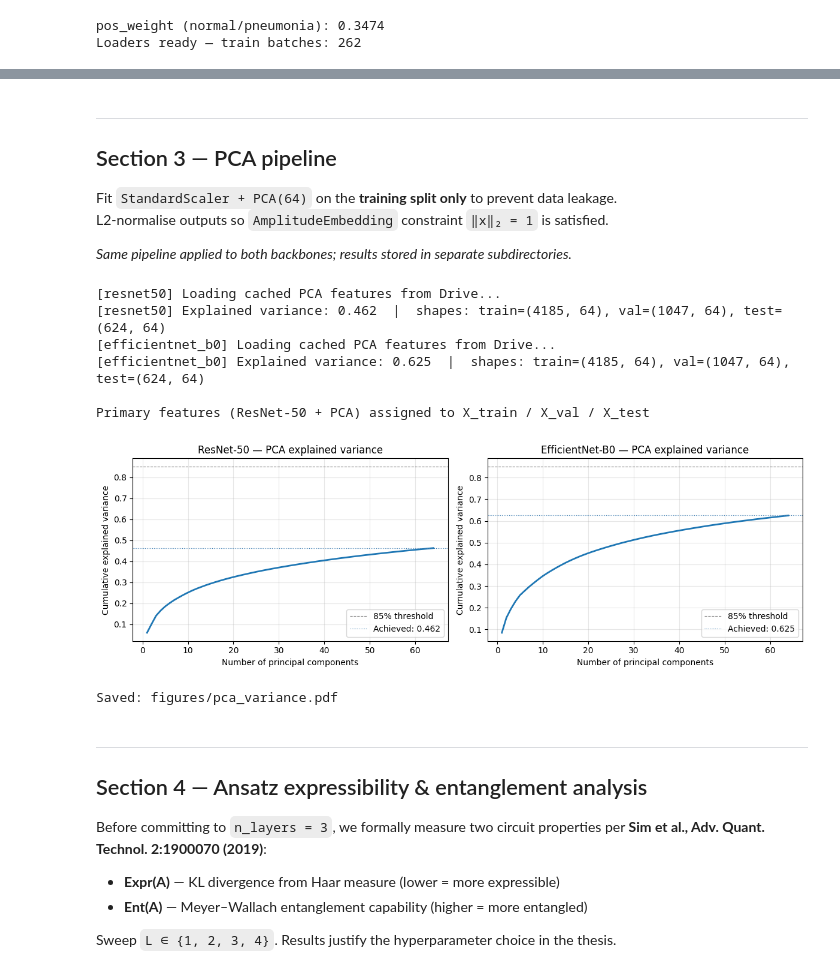
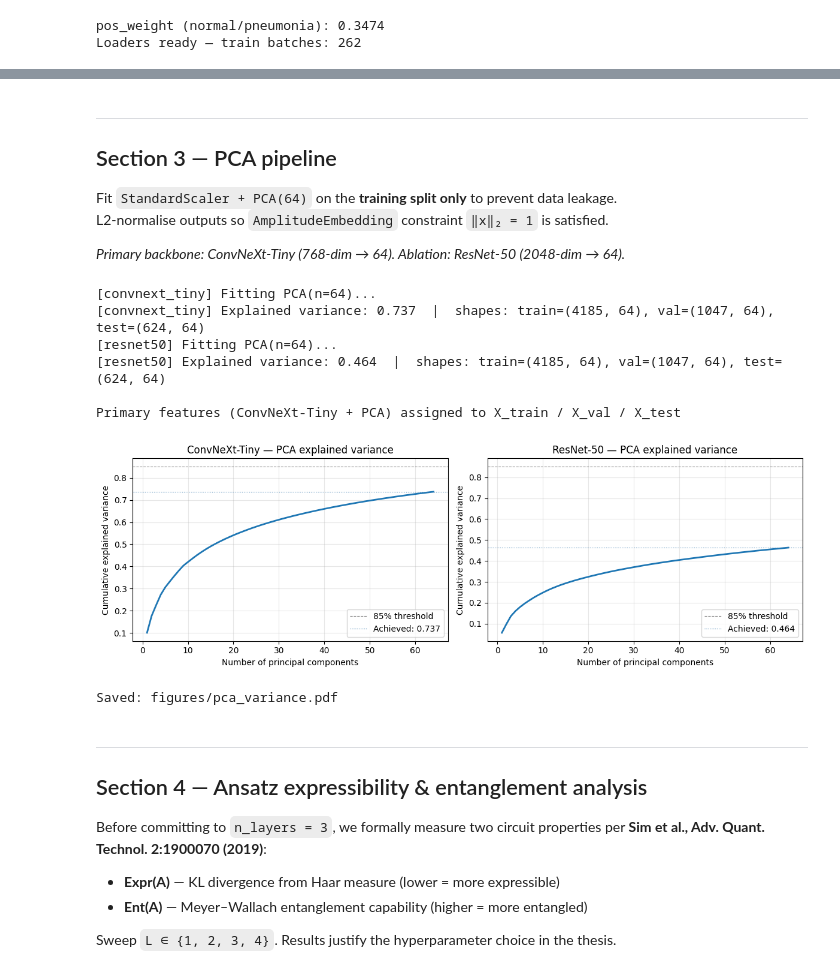
Before and after one commit to mforgo/Hybrid-model-for-pneumonia-detection, a Jupyter notebook: pneumonia_hybrid_qml.ipynb, the cells around one changed output, grey strips where cells are left out. Cells and saved outputs as stored; diff of their text form; code cells hidden in the pictures.

Commit message:
ConvNeXt-Tiny

```diff
--- a/pneumonia_hybrid_qml.ipynb
+++ b/pneumonia_hybrid_qml.ipynb
@@ -91,7 +96,7 @@ Global seed set to 6
 # ── 0.4  Experiment configuration ─────────────────────────────────────────
 @dataclass
 class ExperimentConfig:
-    project_name: str = 'HybridResNet50QNNPneumonia'
+    project_name: str = 'HybridConvNeXtTinyQNNPneumonia'
     seed: int = 6
     device: str = 'cuda' if torch.cuda.is_available() else 'cpu'
 
@@ -310,28 +351,25 @@ def extract_features(model, loader, device, desc='extracting'):
 # %%
-# ── 2.2  ResNet-50 feature extraction ─────────────────────────────────────
+# ── 2.3  ResNet-50 feature extraction (ablation backbone) ────────────────
 if SKIP_RESNET:
-    print('Loading cached ResNet-50 features from Drive...')
+    print('Loading cached ResNet-50 features...')
     rn_train = np.load(FEAT_DIR / 'resnet50_train.npy')
     rn_val   = np.load(FEAT_DIR / 'resnet50_val.npy')
     rn_test  = np.load(FEAT_DIR / 'resnet50_test.npy')
-    y_train  = np.load(FEAT_DIR / 'y_train.npy')
-    y_val    = np.load(FEAT_DIR / 'y_val.npy')
-    y_test   = np.load(FEAT_DIR / 'y_test.npy')
 else:
     print('Extracting ResNet-50 features (frozen, headless)...')
     backbone_rn = torchvision.models.resnet50(weights=ResNet50_Weights.IMAGENET1K_V2)
-    backbone_rn.fc = nn.Identity()   # remove classification head → 2048-dim output
+    backbone_rn.fc = nn.Identity()   # 2048-dim output
 
-    rn_train, y_train = extract_features(backbone_rn, train_loader, cfg.device, 'ResNet train')
-    rn_val,   y_val   = extract_features(backbone_rn, val_loader,   cfg.device, 'ResNet val')
-    rn_test,  y_test  = extract_features(backbone_rn, test_loader,  cfg.device, 'ResNet test')
+    rn_train, _ = extract_features(backbone_rn, train_loader, cfg.device, 'ResNet train')
+    rn_val,   _ = extract_features(backbone_rn, val_loader,   cfg.device, 'ResNet val')
+    rn_test,  _ = extract_features(backbone_rn, test_loader,  cfg.device, 'ResNet test')
 
-    for name, arr in [('resnet50_train', rn_train), ('resnet50_val', rn_val),
-                      ('resnet50_test', rn_test),
-                      ('y_train', y_train), ('y_val', y_val), ('y_test', y_test)]:
+    for name, arr in [('resnet50_train', rn_train),
+                      ('resnet50_val',   rn_val),
+                      ('resnet50_test',  rn_test)]:
         np.save(FEAT_DIR / f'{name}.npy', arr)
 
     del backbone_rn; torch.cuda.empty_cache()
 
-print(f'ResNet-50  — train: {rn_train.shape}, val: {rn_val.shape}, test: {rn_test.shape}')
+print(f'ResNet-50 — train: {rn_train.shape}, val: {rn_val.shape}, test: {rn_test.shape}')
 # %% [output]
@@ -371,7 +417,7 @@ EfficientNet-B0 — train: (4185, 1280), val: (1047, 1280), test: (624, 1280)
 Fit `StandardScaler + PCA(64)` on the **training split only** to prevent data leakage.
 L2-normalise outputs so `AmplitudeEmbedding` constraint `‖x‖₂ = 1` is satisfied.
 
-*Same pipeline applied to both backbones; results stored in separate subdirectories.*
+*Primary backbone: ConvNeXt-Tiny (768-dim → 64). Ablation: ResNet-50 (2048-dim → 64).*
 # %%
 # ── 3.1  PCA pipeline helper ───────────────────────────────────────────────
 import joblib
@@ -421,46 +467,46 @@ def fit_pca_pipeline(X_train, X_val, X_test, n_components, save_dir, prefix):
 FEAT_DIR = Path(cfg.artifacts_dir) / 'features'
 N_COMPONENTS = cfg.target_dims   # 64
 
-# Primary backbone: ResNet-50
-X_train, X_val, X_test, scaler_rn, pca_rn = fit_pca_pipeline(
+# Primary backbone: ConvNeXt-Tiny
+X_train, X_val, X_test, scaler_ct, pca_ct = fit_pca_pipeline(
+    ct_train, ct_val, ct_test, N_COMPONENTS, FEAT_DIR, 'convnext_tiny'
+)
+
+# Ablation backbone: ResNet-50
+X_train_rn, X_val_rn, X_test_rn, scaler_rn, pca_rn = fit_pca_pipeline(
     rn_train, rn_val, rn_test, N_COMPONENTS, FEAT_DIR, 'resnet50'
 )
 
-# Ablation backbone: EfficientNet-B0
-X_train_en, X_val_en, X_test_en, scaler_en, pca_en = fit_pca_pipeline(
-    en_train, en_val, en_test, N_COMPONENTS, FEAT_DIR, 'efficientnet_b0'
-)
-
 # Convenience: primary splits are X_train / X_val / X_test throughout
-print('\nPrimary features (ResNet-50 + PCA) assigned to X_train / X_val / X_test')
+print('\nPrimary features (ConvNeXt-Tiny + PCA) assigned to X_train / X_val / X_test')
 # %% [output]
-[resnet50] Loading cached PCA features from Drive...
-[resnet50] Explained variance: 0.462  |  shapes: train=(4185, 64), val=(1047, 64), test=(624, 64)
-[efficientnet_b0] Loading cached PCA features from Drive...
-[efficientnet_b0] Explained variance: 0.625  |  shapes: train=(4185, 64), val=(1047, 64), test=(624, 64)
+[convnext_tiny] Fitting PCA(n=64)...
+[convnext_tiny] Explained variance: 0.737  |  shapes: train=(4185, 64), val=(1047, 64), test=(624, 64)
+[resnet50] Fitting PCA(n=64)...
+[resnet50] Explained variance: 0.464  |  shapes: train=(4185, 64), val=(1047, 64), test=(624, 64)
 
-Primary features (ResNet-50 + PCA) assigned to X_train / X_val / X_test
+Primary features (ConvNeXt-Tiny + PCA) assigned to X_train / X_val / X_test
 # %%
 # ── 3.3  PCA variance plot ─────────────────────────────────────────────────
 fig, axes = plt.subplots(1, 2, figsize=(12, 4))
-for ax, (pca_obj, label) in zip(axes, [(pca_rn, 'ResNet-50'), (pca_en, 'EfficientNet-B0')]):
+for ax, (pca_obj, label) in zip(axes, [(pca_ct, 'ConvNeXt-Tiny'), (pca_rn, 'ResNet-50')]):
     cum_var = np.cumsum(pca_obj.explained_variance_ratio_)
     ax.plot(range(1, N_COMPONENTS + 1), cum_var, lw=2)
     ax.axhline(0.85, color='gray', linestyle='--', linewidth=0.8, label='85% threshold')
     ax.axhline(cum_var[-1], color='steelblue', linestyle=':', linewidth=0.8,
                label=f'Achieved: {cum_var[-1]:.3f}')
     ax.set_xlabel('Number of principal components')
     ax.set_ylabel('Cumulative explained variance')
     ax.set_title(f'{label} — PCA explained variance')
     ax.legend()
     ax.grid(True, alpha=0.3)
 
 plt.tight_layout()
 plt.savefig(f'{cfg.figures_dir}/pca_variance.pdf', bbox_inches='tight')
 plt.show()
 print('Saved: figures/pca_variance.pdf')
 # %% [output]
-[figure, old version]
+[figure, new version]
 Saved: figures/pca_variance.pdf
 # %% [markdown]
 ---
```
Also changed, not shown: parts of 16 cells of this notebook.
